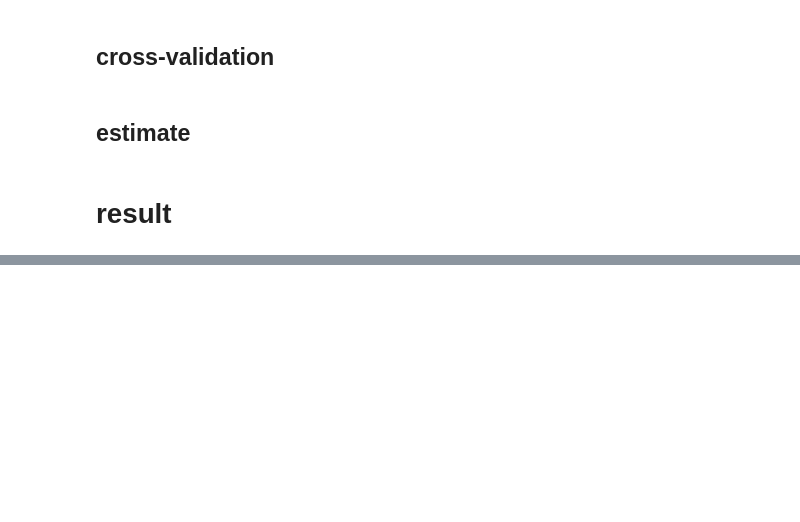
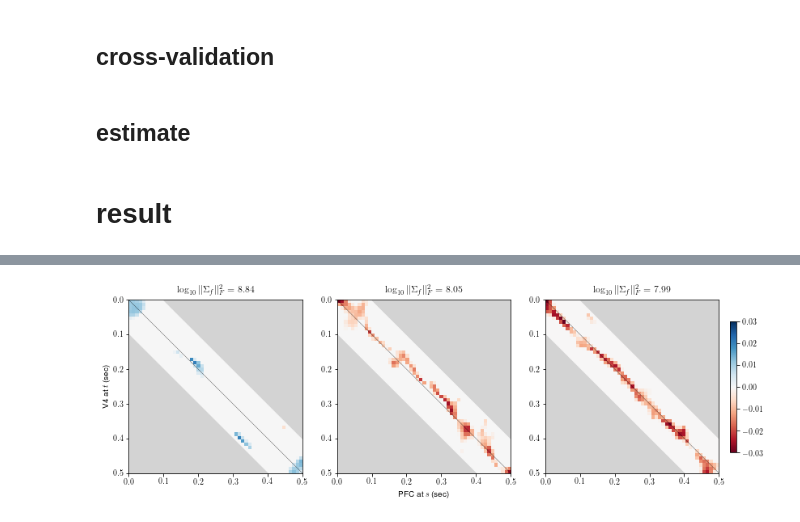
Before and after one commit to HeejongBong/ldfa, a Jupyter notebook: example/3.2 multi-factor LDFA-H on experimental data.ipynb, the cells around one changed output, grey strips where cells are left out. Drawn from its saved outputs; the diff is of its cells as text; code cells hidden in the pictures; blank space fills up the shorter version.

```diff
--- a/example/3.2 multi-factor LDFA-H on experimental data.ipynb
+++ b/example/3.2 multi-factor LDFA-H on experimental data.ipynb
@@ -90,0 +110,33 @@ Text(0, 0.5, '$ \\Vert \\Sigma_f \\Vert_F^2 $')
+# %%
+fig = plt.figure(figsize=(15,4))
+for i, (P, lfs, s1, s2) in enumerate(zip(Pi[indices], LFSs[indices], beta_sign[0][indices], beta_sign[1][indices])):
+    ax = plt.subplot(1,3,i+1)
+    ldfa.imshow(s1 * s2 * P[:num_time,num_time:]
+               *(np.abs(np.arange(num_time) - np.arange(num_time)[:,None]) < offset_cross-1),
+               time=rec_time, identity=True)
+    plt.title(r"$\log_{10} \|\Sigma_f\|_F^2 = %.2f$"%lfs)
+
+    plt.fill_between((b_time[offset_cross], rec_time[1]),
+                (rec_time[0], rec_time[0]),
+                (rec_time[0], rec_time[1]-b_time[offset_cross]+rec_time[0]), color='lightgray')
+    plt.fill_between((rec_time[0], rec_time[1]-b_time[offset_cross]+rec_time[0]),
+                (b_time[offset_cross], rec_time[1]),
+                (rec_time[1], rec_time[1]), color='lightgray')
+    plt.clim(-0.03, 0.03)
+
+fig.subplots_adjust(right=0.8)
+
+# add a big axis, hide frame
+ax3 = fig.add_subplot(111, frameon=False)
+# hide tick and tick label of the big axis
+plt.tick_params(labelcolor='none', top=False, bottom=False, left=False, right=False)
+ax3.set_ylim(rec_time)
+ax3.set_ylabel("V4 at $t$ (sec)")
+ax3.set_xlabel("PFC at $s$ (sec)")
+
+ax_cb = fig.add_axes([0.77, 0.15, 0.05, 0.7])
+ax_cb.axis('off')
+cb = plt.colorbar(ax.get_images()[0], ticks=[-0.03, -0.02, -0.01, 0, 0.01, 0.02, 0.03])
+# cb.ax.set_yticklabels(['-0.04','-0.02','0.00','0.02','0.04'])
+# %% [output]
+[figure, added]
```
Also changed, not shown: parts of 23 cells of this notebook, 1 other file.
